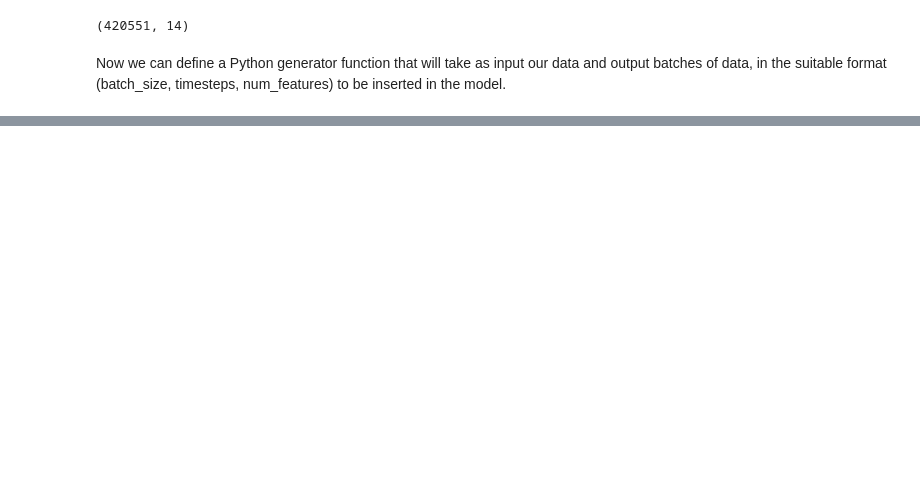
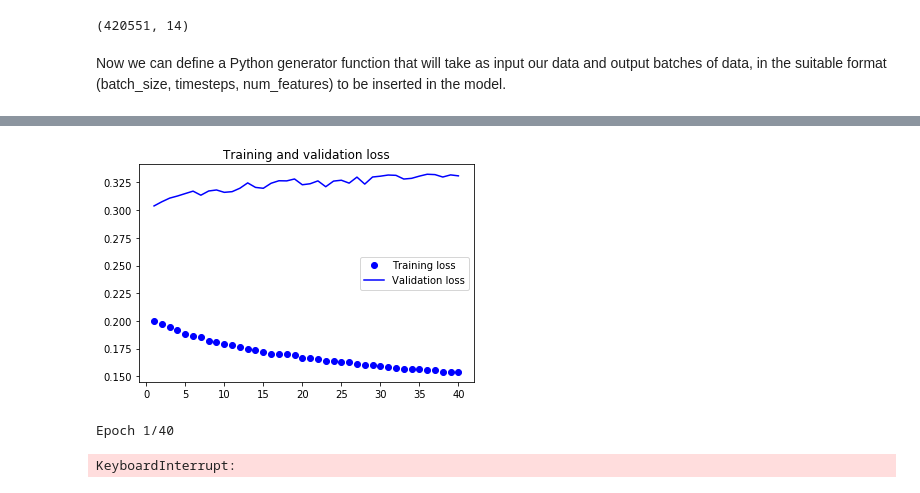
Before and after one commit to mappls/Playfield, a Jupyter notebook: keras/11_rnn_temperature.ipynb, the cells around one changed output, grey strips where cells are left out. Cells and saved outputs as stored; diff of their text form; code cells hidden in the pictures; blank space fills up the shorter version.

```diff
--- a/keras/11_rnn_temperature.ipynb
+++ b/keras/11_rnn_temperature.ipynb
@@ -186,0 +284,22 @@ def plot_history(history):
+# %%
+num_features = data.shape[1]  # 14 in this case
+
+model_drop = Sequential()
+# Why isn't there an activation here?
+model_drop.add(layers.GRU(32,
+                          dropout=0.1,
+                          recurrent_dropout=0.5,
+                          return_sequences=True,
+                          input_shape=(None, num_features)))
+model_drop.add(layers.GRU(64,
+                          activation='relu',
+                          dropout=0.1,
+                          recurrent_dropout=0.5))
+model_drop.add(layers.Dense(1))
+
+model_drop.compile(optimizer=RMSprop(), loss='mae')
+history_drop = model.fit_generator(train_gen,
+                                   steps_per_epoch=500,
+                                   epochs=40,
+                                   validation_data=val_gen,
+                                   validation_steps=val_steps)
@@ -186,0 +324,30 @@ def plot_history(history):
+# %%
+plot_history(history_drop)
+# %% [output]
+[figure, added]
+# %%
+num_features = data.shape[1]  # 14 in this case
+del model_drop
+
+model_drop = Sequential()
+# Why isn't there an activation here?
+model_drop.add(layers.GRU(32,
+                          dropout=0.1,
+                          recurrent_dropout=0.5,
+                          return_sequences=True,
+                          input_shape=(None, num_features)))
+model_drop.add(layers.GRU(64,
+                          activation='relu',
+                          dropout=0.1,
+                          recurrent_dropout=0.5))
+model_drop.add(layers.Dense(1))
+
+model_drop.compile(optimizer=RMSprop(), loss='mae')
+history_drop = model.fit_generator(train_gen,
+                                   steps_per_epoch=500,
+                                   epochs=40,
+                                   validation_data=val_gen,
+                                   validation_steps=val_steps)
+# %% [output]
+Epoch 1/40
+KeyboardInterrupt:
```
Also changed, not shown: parts of 18 cells of this notebook.
